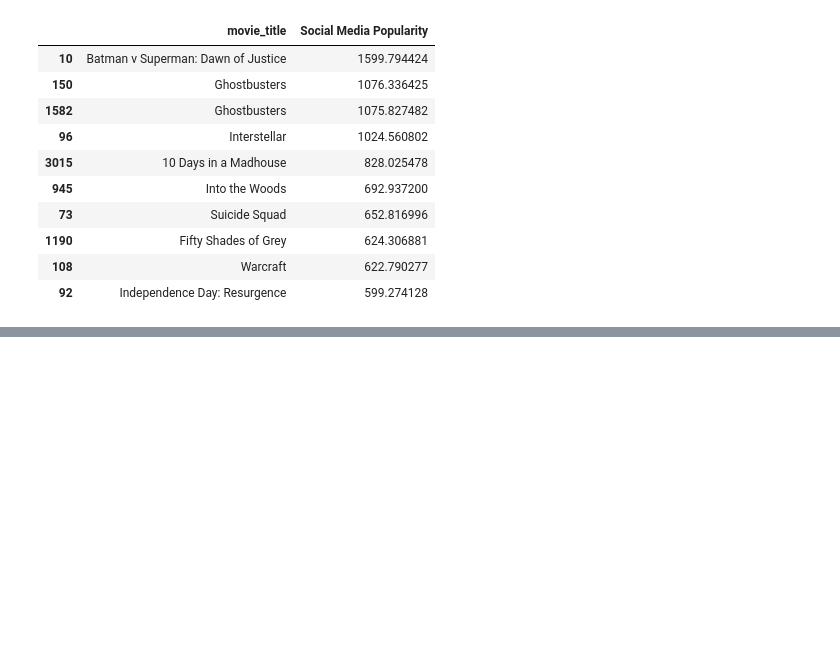
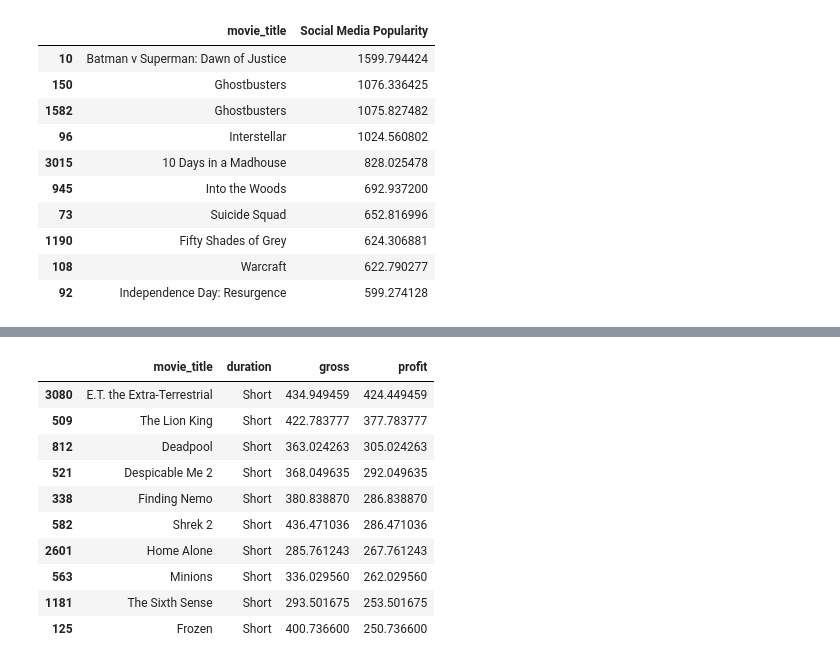
Before and after one commit to MSaaad/Data-science-practice, a Jupyter notebook: MovieRecommendation/IMDB Movie Data.ipynb, the cells around one changed output, grey strips where cells are left out. Cells and saved outputs as stored; diff of their text form; code cells hidden in the pictures; blank space fills up the shorter version.

```diff
--- a/MovieRecommendation/IMDB Movie Data.ipynb
+++ b/MovieRecommendation/IMDB Movie Data.ipynb
@@ -345,0 +403,14 @@ data[['movie_title','Social Media Popularity']].sort_values('Social Media Popula
+# %%
+data[data['duration'] == 'Short'][['movie_title','duration','gross','profit']].sort_values('profit',ascending=False).head(10)
+# %% [output]
+|  | movie_title | duration | gross | profit |
+| 3080 | E.T. the Extra-Terrestrial | Short | 434.949459 | 424.449459 |
+| 509 | The Lion King | Short | 422.783777 | 377.783777 |
+| 812 | Deadpool | Short | 363.024263 | 305.024263 |
+| 521 | Despicable Me 2 | Short | 368.049635 | 292.049635 |
+| 338 | Finding Nemo | Short | 380.838870 | 286.838870 |
+| 582 | Shrek 2 | Short | 436.471036 | 286.471036 |
+| 2601 | Home Alone | Short | 285.761243 | 267.761243 |
+| 563 | Minions | Short | 336.029560 | 262.029560 |
+| 1181 | The Sixth Sense | Short | 293.501675 | 253.501675 |
+| 125 | Frozen | Short | 400.736600 | 250.736600 |
```
Also changed, not shown: parts of 7 cells of this notebook.
